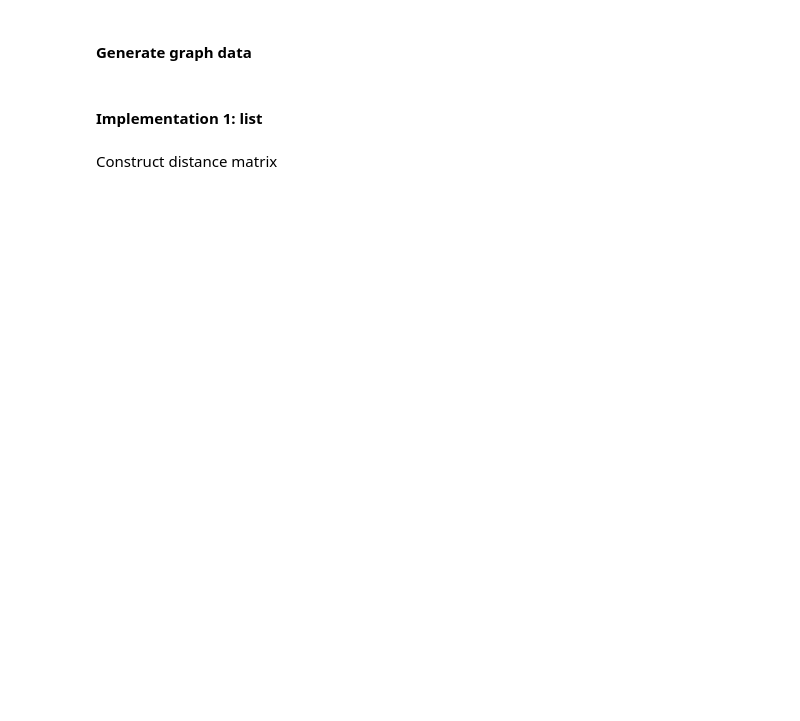
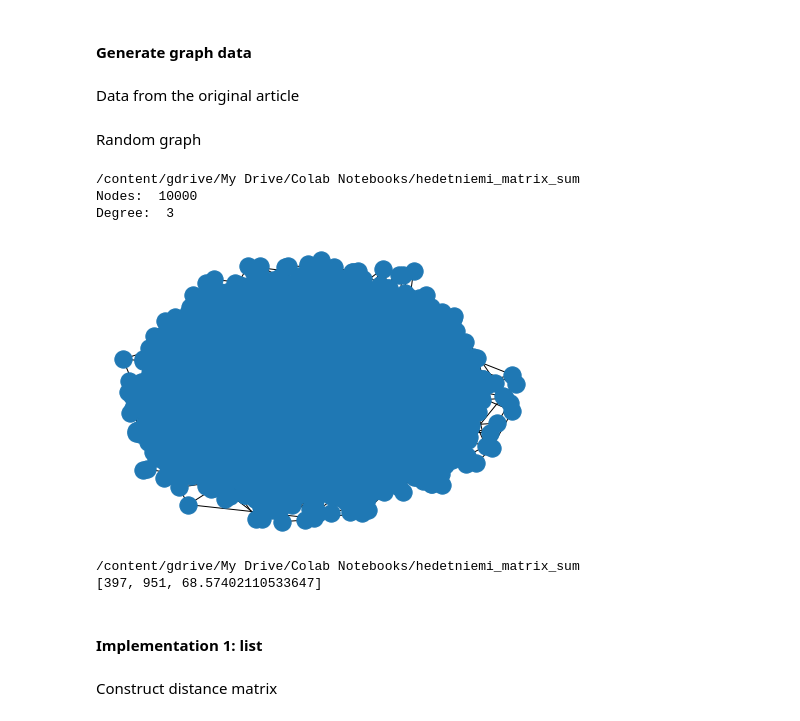
Before and after one commit to linyuehzzz/shortest_distance, a Jupyter notebook: hedetniemi_distance.ipynb, the cells around one changed output. Saved outputs shown, nothing was run; the diff lists cells and outputs as text; code cells hidden in the pictures; blank space fills up the shorter version.

```diff
--- a/hedetniemi_distance.ipynb
+++ b/hedetniemi_distance.ipynb
@@ -8,5 +17,7 @@ Created: 5/6/2020
 # %% [markdown]
 #### **Generate graph data**
+# %% [markdown]
+Data from the original article
 # %%
 ## [node i, node j, distance between node i and j]
 ## using data from example 1: San Francisco Bay Area Graph of Time-Distances (in minutes)
@@ -15,6 +26,45 @@ data = [[1, 2, 30], [1, 4, 30], [1, 9, 40],
         [4, 5, 30], [4, 6, 20], [5, 7, 25],
         [6, 7, 20], [6, 9, 20], [7, 8, 25],
         [8, 9, 20]]
+# %% [markdown]
+Random graph
+# %%
+%cd '/content/gdrive/My Drive/Colab Notebooks/hedetniemi_matrix_sum'
+import networkx as nx
+import random
+
+## Number of nodes (100/1,000/10,000/100,000/1,000,000)
+nodes = 10000
+print('Nodes: ', nodes)
+## Total degree
+degree = 3
+print('Degree: ', degree)
+
+G = nx.random_regular_graph(degree,nodes)
+for (u, v) in G.edges():
+    G.edges[u,v]['weight'] = random.uniform(1,100)
+nx.draw(G)
+nx.write_weighted_edgelist(G, 'graph_n10000_d3.txt')
+# %% [output]
+/content/gdrive/My Drive/Colab Notebooks/hedetniemi_matrix_sum
+Nodes:  10000
+Degree:  3
+[figure, added]
+# %%
+%cd '/content/gdrive/My Drive/Colab Notebooks/hedetniemi_matrix_sum'
+
+data = []
+with open('graph_n1000_d3.txt', 'r') as f:
+  lines = f.read().splitlines()
+  for line in lines:
+    l = line.split()
+    item = [int(l[0]), int(l[1]), float(l[2])]
+    data.append(item)
+
+print(data[0])
+# %% [output]
+/content/gdrive/My Drive/Colab Notebooks/hedetniemi_matrix_sum
+[397, 951, 68.57402110533647]
 # %% [markdown]
 #### **Implementation 1: list**
 # %% [markdown]
```
Also changed, not shown: parts of 11 cells of this notebook.
